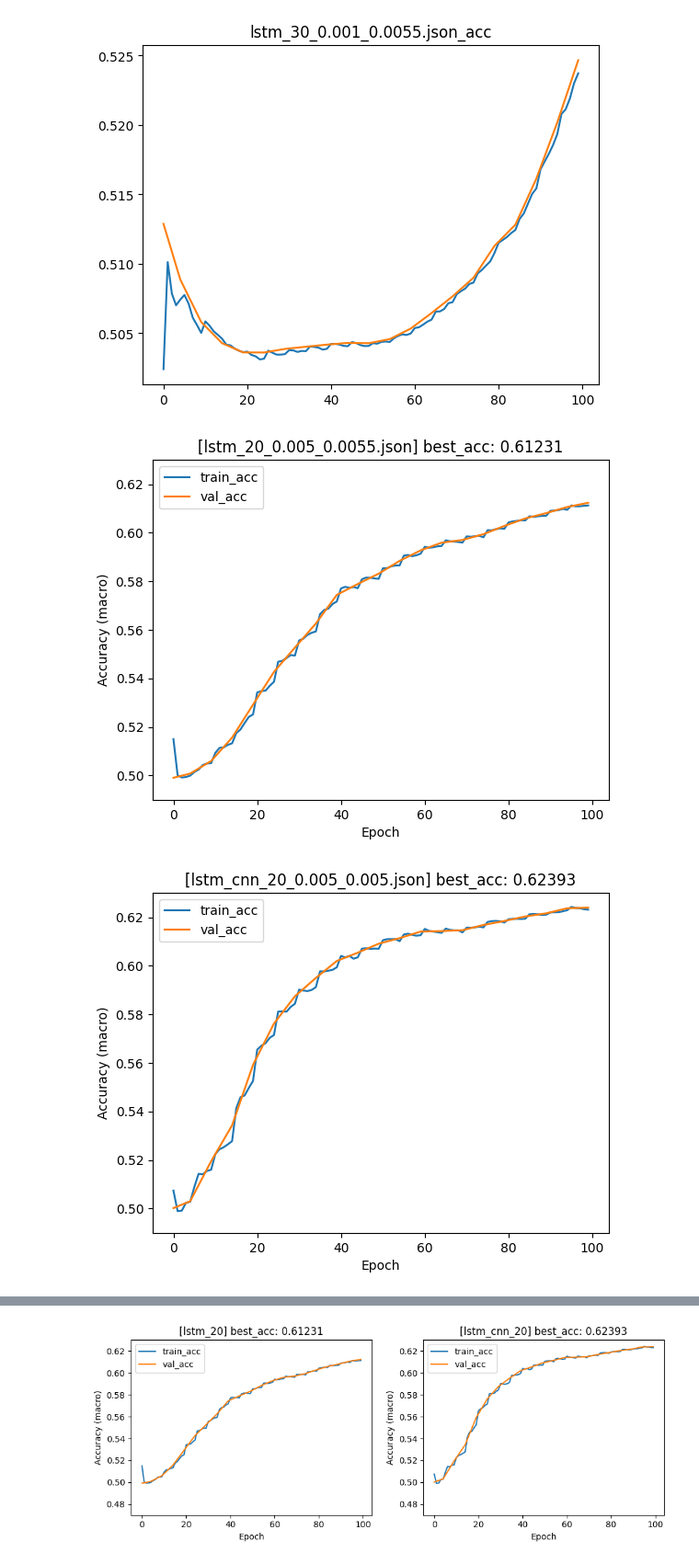
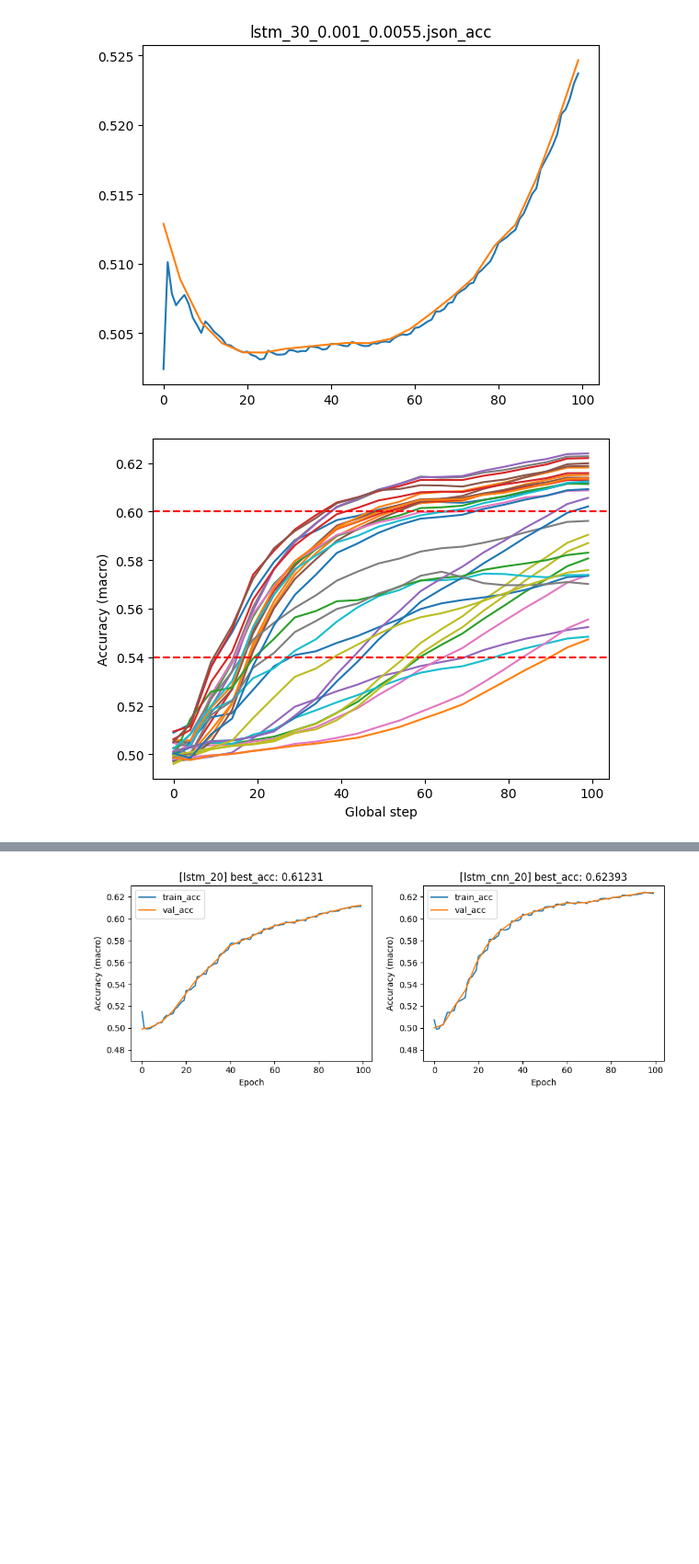
Before and after one commit to baolongnguyenmac/multi_fx, a Jupyter notebook: pretrained/analyze.ipynb, the cells around one changed output, grey strips where cells are left out. Shown at 92% size. Drawn from its saved outputs; the diff is of its cells as text; code cells hidden in the pictures; blank space fills up the shorter version.

```diff
--- a/pretrained/analyze.ipynb
+++ b/pretrained/analyze.ipynb
@@ -38,18 +38,21 @@ for model in log.keys():
 # pretrained-macro with mean batch acc (acc of a task is computed by taking the average of batch)
 log = {}
 for filename in os.listdir('./pretrained_macro'):
-    if filename.endswith('.json'):
+    if filename.endswith('.json') and filename.startswith('lstm_30'):
         with open(f'./pretrained_macro/{filename}', 'r') as fi:
             log[filename] = json.load(fi)
 
 x_axis = np.arange(-1,100,5)
 x_axis[0] = 0
 
-plt.xlabel('Epoch')
+plt.figure(figsize=(10,7))
+plt.xlabel('Global step')
 plt.ylabel('Accuracy (macro)')
-plt.title('Overview of training-validating process of models')
-plt.ylim((0.51,0.6))
+# plt.title('Overview of training-validating process of models')
+plt.ylim((0.475,0.6))
 for model in log.keys():
-    plt.plot(range(100), log[model]['train_acc'])
+    # plt.plot(range(100), log[model]['train_acc'])
     plt.plot(x_axis, log[model]['val_acc'])
+
+plt.savefig('../doc/img/lstm_30.pdf')
 # %% [output]
@@ -78,26 +81,28 @@ for model in log.keys():
 # %%
 # pretrained-macro, acc of a task is computed accurately
 log = {}
 for filename in os.listdir('./pretrained_macro_random'):
-    # if filename.endswith('.json') and filename.startswith('lstm_cnn'):
-    if filename == 'lstm_20_0.005_0.0055.json' or filename == 'lstm_cnn_20_0.005_0.005.json':
+    if filename.endswith('.json') and filename.startswith('lstm_cnn'):
+    # if filename == 'lstm_20_0.005_0.0055.json' or filename == 'lstm_cnn_20_0.005_0.005.json':
         with open(f'./pretrained_macro_random/{filename}', 'r') as fi:
             log[filename] = json.load(fi)
 
 x_axis = np.arange(-1,100,5)
 x_axis[0] = 0
 
 for model in log.keys():
     plt.ylim((0.49,0.63))
-    plt.xlabel('Epoch')
+    plt.xlabel('Global step')
     plt.ylabel('Accuracy (macro)')
     # plt.title('Overview of training-validating process of models')
-    plt.title(f"[{model}] best_acc: {log[model]['val_acc'][-1]:.5f}")
+    # plt.title(f"[{model}] best_acc: {log[model]['val_acc'][-1]:.5f}")
 
-    plt.plot(range(100), log[model]['train_acc'], label='train_acc')
+    # plt.plot(range(100), log[model]['train_acc'], label='train_acc')
     plt.plot(x_axis, log[model]['val_acc'], label='val_acc')
-    plt.legend()
-    plt.show()
+    # plt.legend()
+plt.axhline(y=0.54, color = 'r', linestyle = '--')
+plt.axhline(y=0.60, color = 'r', linestyle = '--')
+plt.savefig('../doc/img/lr.pdf', bbox_inches='tight')
+plt.show()
 # %% [output]
-[figure, old version]
+[figure, new version]
-[figure, removed]
```
Also changed, not shown: parts of 2 cells of this notebook, 4 other files.
